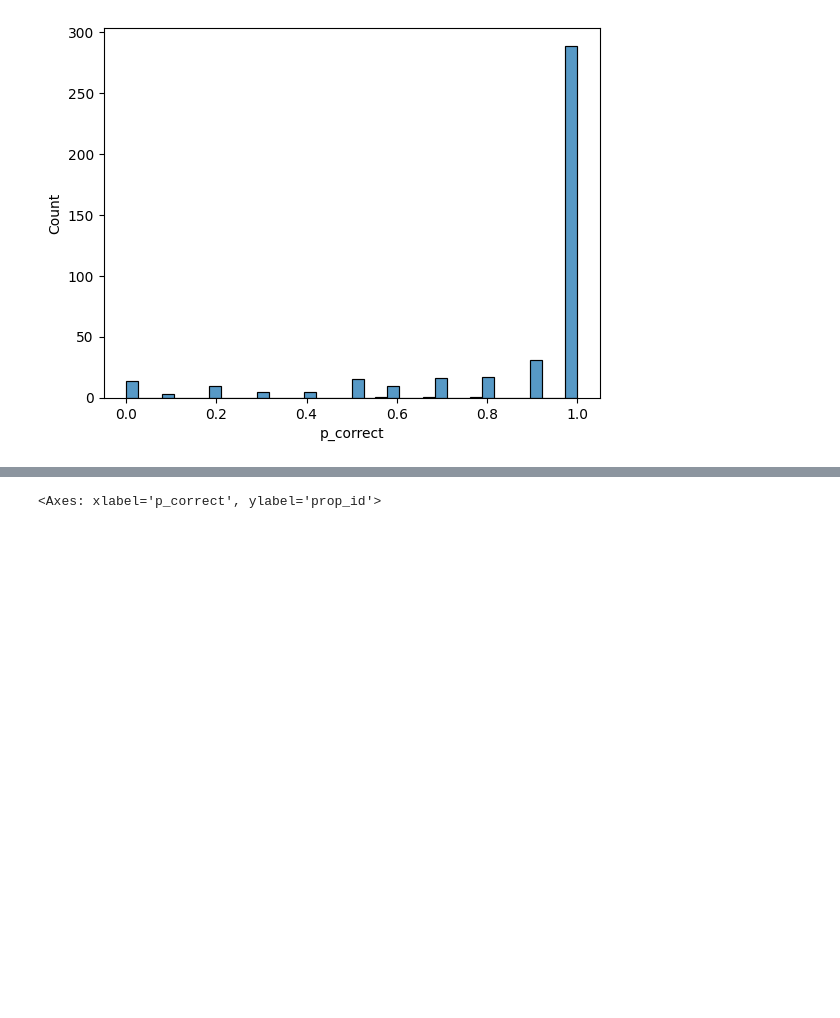
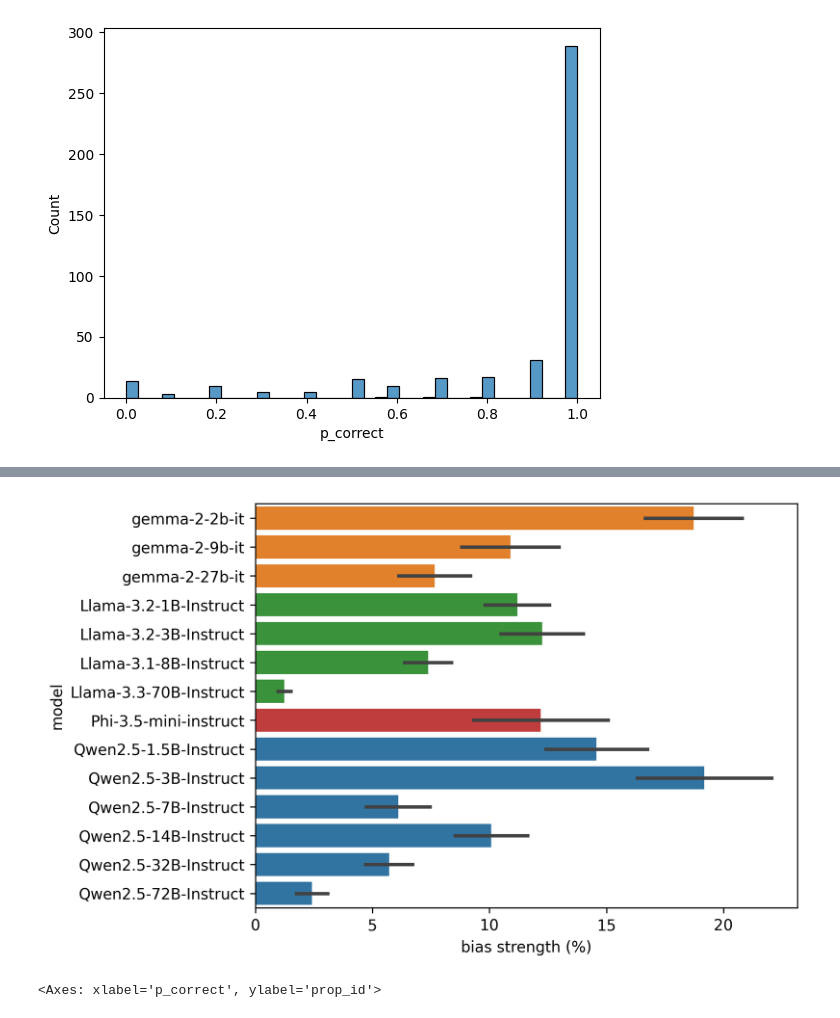
Before and after one commit to jettjaniak/chainscope, a Jupyter notebook: notebooks/scatterplots.ipynb, the cells around one changed output, grey strips where cells are left out. Saved outputs shown, nothing was run; the diff lists cells and outputs as text; code cells hidden in the pictures; blank space fills up the shorter version.

```diff
--- a/notebooks/scatterplots.ipynb
+++ b/notebooks/scatterplots.ipynb
@@ -151,3 +181,33 @@ for model in MODELS_MAP.keys():
+# %%
+filter_prop_ids = ["animals-speed", "sea-depths", "sound-speeds", "train-speeds"]
+df = orig_df[~orig_df.prop_id.isin(filter_prop_ids)]
+df = df[df["mode"] == "cot"]
+
+# First calculate mean p_yes for each group
+plot_data = (
+    df.groupby(["model_id", "prop_id", "comparison"])["p_yes"].mean().reset_index()
+)
+plot_data["model_vendor"] = plot_data["model_id"].map(lambda x: x.split("/")[0])
+plot_data["model"] = plot_data["model_id"].map(lambda x: x.split("/")[-1])
+plot_data = plot_data[plot_data.model != "Qwen2.5-0.5B-Instruct"]
+xlabel = "bias strength (%)"
+# Then calculate the absolute deviation from 0.5 for these means
+plot_data[xlabel] = abs(0.5 - plot_data["p_yes"]) * 100
+
+# Create the plot
+plt.figure(dpi=300)
+sns.barplot(
+    plot_data,
+    y="model",
+    x=xlabel,
+    order=sort_models(plot_data["model"].unique()),
+    hue="model_vendor",
+    errorbar="se",
+)
+plt.legend().set_visible(False)
+plt.show()
+# %% [output]
+[figure, added]
 # %%
 filter_prop_ids = ["animals-speed", "sea-depths", "sound-speeds", "train-speeds"]
 df = orig_df[~orig_df.prop_id.isin(filter_prop_ids)]
```
Also changed, not shown: parts of 3 cells of this notebook.
